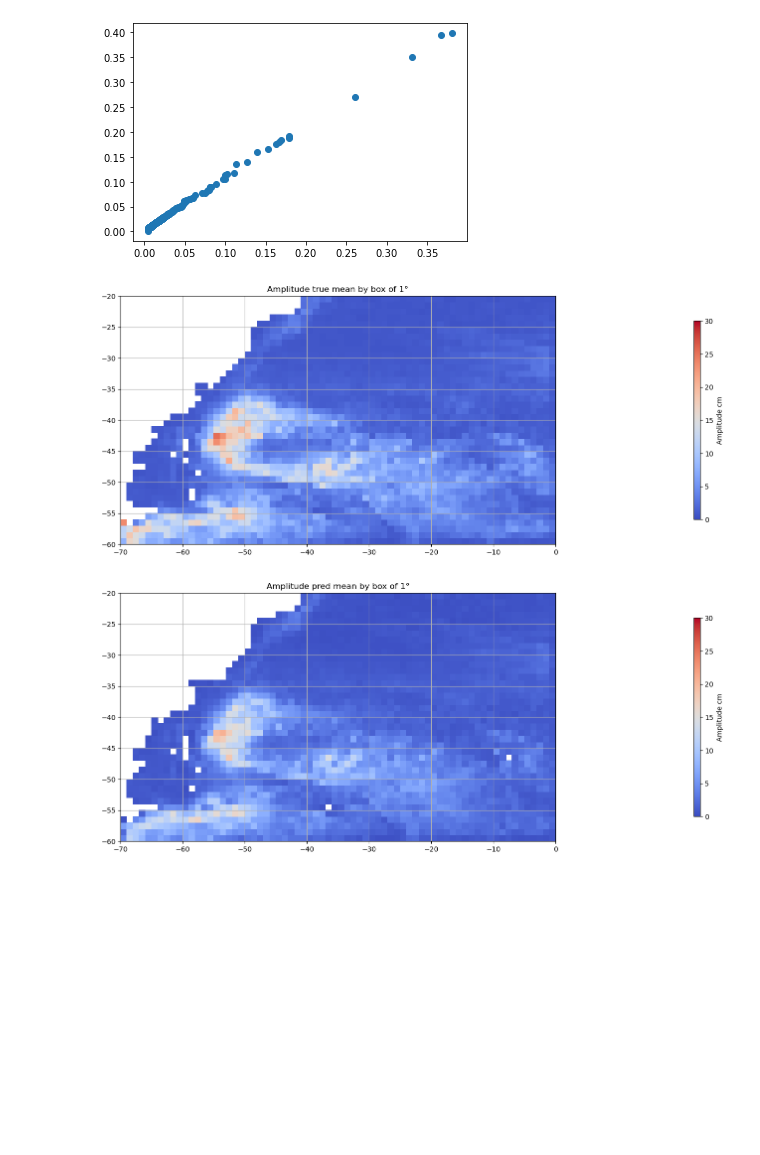
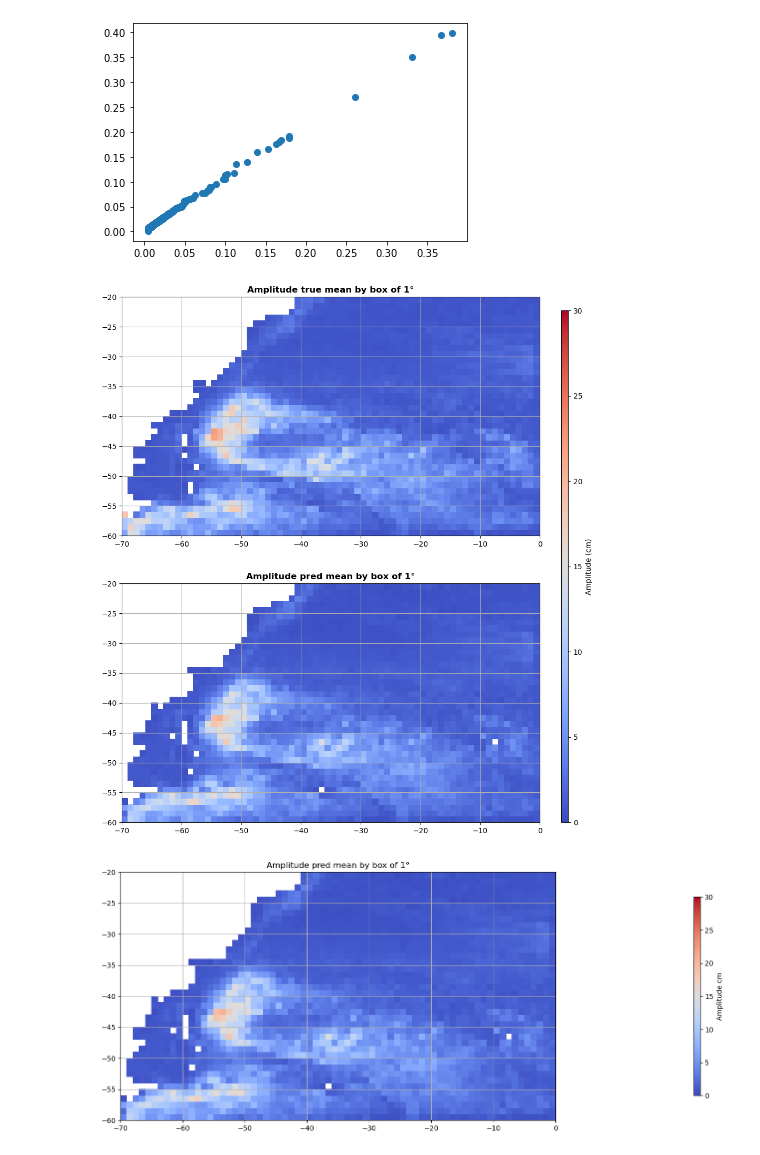
Before and after one commit to LegoCreation/CNN_eddy_detection, a Jupyter notebook: notebooks/statistics.ipynb, the cells around one changed output. Saved outputs shown, nothing was run; the diff lists cells and outputs as text; code cells hidden in the pictures; blank space fills up the shorter version.

```diff
--- a/notebooks/statistics.ipynb
+++ b/notebooks/statistics.ipynb
@@ -250,15 +261,28 @@ deg = 1
 # %%
 #seperated a and c only for count
 # %%
-fig, ax = start_axes("Amplitude true mean by box of %s°" % deg)
-g = true_obj.grid_stat(((-70, 2, deg), (-60, -18, deg)), "amplitude")
-m = g.display(ax, name="amplitude", vmin=0, vmax=30, factor=100)
-ax.grid()
-cb = plt.colorbar(m, cax=ax.figure.add_axes([1.15, 0.2, 0.01, 0.8]))
-cb.set_label("Amplitude cm")
-fig.savefig("/albedo/home/ssunar/CNN_eddy_detection/statistics/img/South_atlantic_" + "Amplitude true mean.png", bbox_inches='tight', dpi = 300)
+fig, ax = plt.subplots(2, 1, figsize=(13, 13))
+ax[0].set_xlim(-70, 0)
+ax[0].set_ylim(-60, -20)
+ax[0].set_aspect("equal")
+ax[0].set_title("Amplitude true mean by box of %s°" % deg, weight="bold")
+g = true_alg_obj.grid_stat(((-70, 2, deg), (-60, -18, deg)), "amplitude")
+m = g.display(ax[0], name="amplitude", vmin=0, vmax=30, factor=100)
+ax[0].grid()
+cb = plt.colorbar(m, cax=ax[0].figure.add_axes([0.85, 0.11, 0.01, 0.75]))
+cb.set_label("Amplitude (cm)")
+
+ax[1].set_xlim(-70, 0)
+ax[1].set_ylim(-60, -20)
+ax[1].set_aspect("equal")
+ax[1].set_title("Amplitude pred mean by box of %s°" % deg, weight="bold")
+g = pred_obj.grid_stat(((-70, 2, deg), (-60, -18, deg)), "amplitude")
+m = g.display(ax[1], name="amplitude", vmin=0, vmax=30, factor=100)
+ax[1].grid()
+cb.set_label("Amplitude (cm)")
+fig.savefig("/albedo/home/ssunar/CNN_eddy_detection/statistics/subplots/South_atlantic_" + "True and pred amplitude mean.png", bbox_inches='tight', dpi = 300)
 # %% [output]
-[figure, old version]
+[figure, new version]
 # %%
 fig, ax = start_axes("Amplitude pred mean by box of %s°" % deg)
 g = pred_obj.grid_stat(((-70, 2, deg), (-60, -18, deg)), "amplitude")
```
Also changed, not shown: parts of 20 cells of this notebook, 28 other files.
